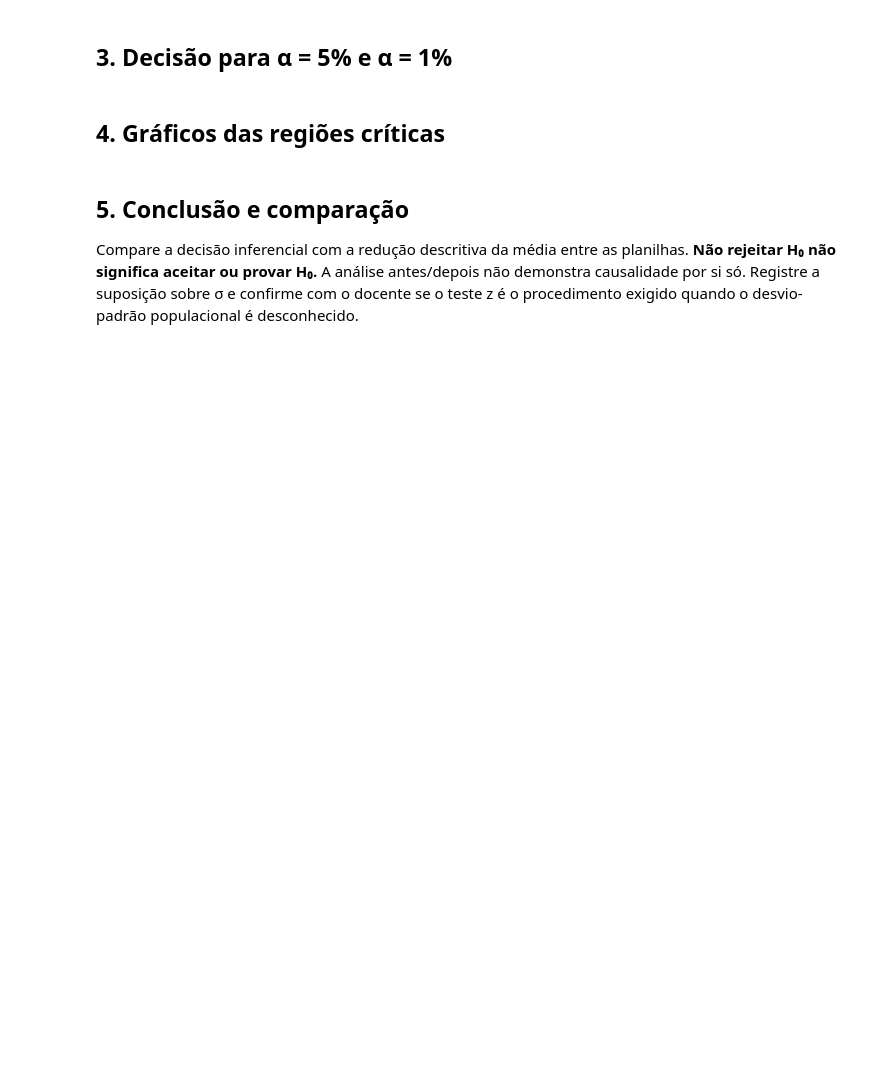
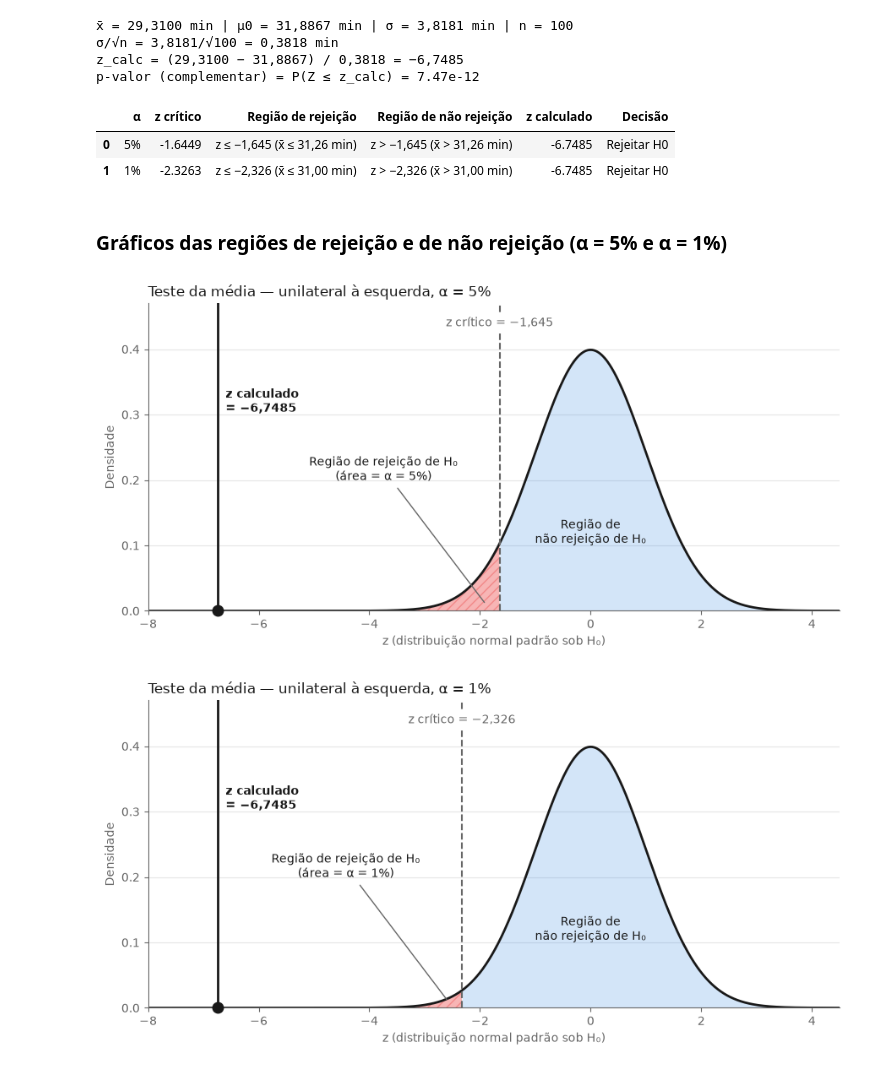
Before and after one commit to 0chambo/Projeto-II---Sprint-II-, a Jupyter notebook: notebooks/sprint-2/01_teste_hipotese_media.ipynb, the cells around one changed output. Saved outputs shown, nothing was run; the diff lists cells and outputs as text; code cells hidden in the pictures; blank space fills up the shorter version.

```diff
--- a/notebooks/sprint-2/01_teste_hipotese_media.ipynb
+++ b/notebooks/sprint-2/01_teste_hipotese_media.ipynb
@@ -66,2 +142,41 @@ print(f"p-valor unilateral à esquerda = {p_valor:.6g}")
+# %%
+mu0 = mu_pop
+sigma = sigma_pop
+n = len(depois)
+
+erro_padrao = sigma / np.sqrt(n)
+z_calc = (xbarra - mu0) / erro_padrao
+p_valor = stats.norm.cdf(z_calc)   # unilateral à esquerda
+
+print(f"x̄ = {br(xbarra)} min | μ0 = {br(mu0)} min | σ = {br(sigma)} min | n = {n}")
+print(f"σ/√n = {br(sigma)}/√{n} = {br(erro_padrao)} min")
+print(f"z_calc = ({br(xbarra)} − {br(mu0)}) / {br(erro_padrao)} = {br(z_calc)}")
+print(f"p-valor (complementar) = P(Z ≤ z_calc) = {p_valor:.2e}")
+# %% [output]
+x̄ = 29,3100 min | μ0 = 31,8867 min | σ = 3,8181 min | n = 100
+σ/√n = 3,8181/√100 = 0,3818 min
+z_calc = (29,3100 − 31,8867) / 0,3818 = −6,7485
+p-valor (complementar) = P(Z ≤ z_calc) = 7.47e-12
+# %%
+linhas = []
+for alpha in (0.05, 0.01):
+    z_crit = stats.norm.ppf(alpha)
+    xbarra_crit = mu0 + z_crit * erro_padrao
+    rejeita = z_calc <= z_crit
+    linhas.append({
+        "α": f"{int(alpha*100)}%",
+        "z crítico": round(z_crit, 4),
+        "Região de rejeição": f"z ≤ {br(z_crit, 3)}  (x̄ ≤ {br(xbarra_crit, 2)} min)",
+        "Região de não rejeição": f"z > {br(z_crit, 3)}  (x̄ > {br(xbarra_crit, 2)} min)",
+        "z calculado": round(z_calc, 4),
+        "Decisão": "Rejeitar H0" if rejeita else "Não rejeitar H0",
+    })
+resultado_media = pd.DataFrame(linhas)
+resultado_media.to_csv(PASTA_TAB / "q2_teste_media.csv", index=False, sep=";")
+resultado_media
+# %% [output]
+|  | α | z crítico | Região de rejeição | Região de não rejeição | z calculado | Decisão |
+| 0 | 5% | -1.6449 | z ≤ −1,645 (x̄ ≤ 31,26 min) | z > −1,645 (x̄ > 31,26 min) | -6.7485 | Rejeitar H0 |
+| 1 | 1% | -2.3263 | z ≤ −2,326 (x̄ ≤ 31,00 min) | z > −2,326 (x̄ > 31,00 min) | -6.7485 | Rejeitar H0 |
 # %% [markdown]
-## 3. Decisão para α = 5% e α = 1%
+### Gráficos das regiões de rejeição e de não rejeição (α = 5% e α = 1%)
@@ -83,2 +182,0 @@ zcrit_1 = testar_media(0.01)
-# %% [markdown]
-## 4. Gráficos das regiões críticas
@@ -100,4 +182,0 @@ grafico_media(.01)
-# %% [markdown]
-## 5. Conclusão e comparação
-
-Compare a decisão inferencial com a redução descritiva da média entre as planilhas. **Não rejeitar H₀ não significa aceitar ou provar H₀.** A análise antes/depois não demonstra causalidade por si só. Registre a suposição sobre σ e confirme com o docente se o teste z é o procedimento exigido quando o desvio-padrão populacional é desconhecido.
@@ -103,0 +232,9 @@ Compare a decisão inferencial com a redução descritiva da média entre as pla
+# %%
+for alpha in (0.05, 0.01):
+    grafico_regioes(
+        z_calc=z_calc, z_crit=stats.norm.ppf(alpha), cauda="esquerda", alpha=alpha,
+        titulo=f"Teste da média — unilateral à esquerda, α = {int(alpha*100)}%",
+        arquivo=f"teste_media_alfa_{int(alpha*100):02d}.png", xlim=(-8, 4.5))
+# %% [output]
+[figure, added]
+[figure, added]
```
Also changed, not shown: parts of 23 cells of this notebook, 19 other files.
